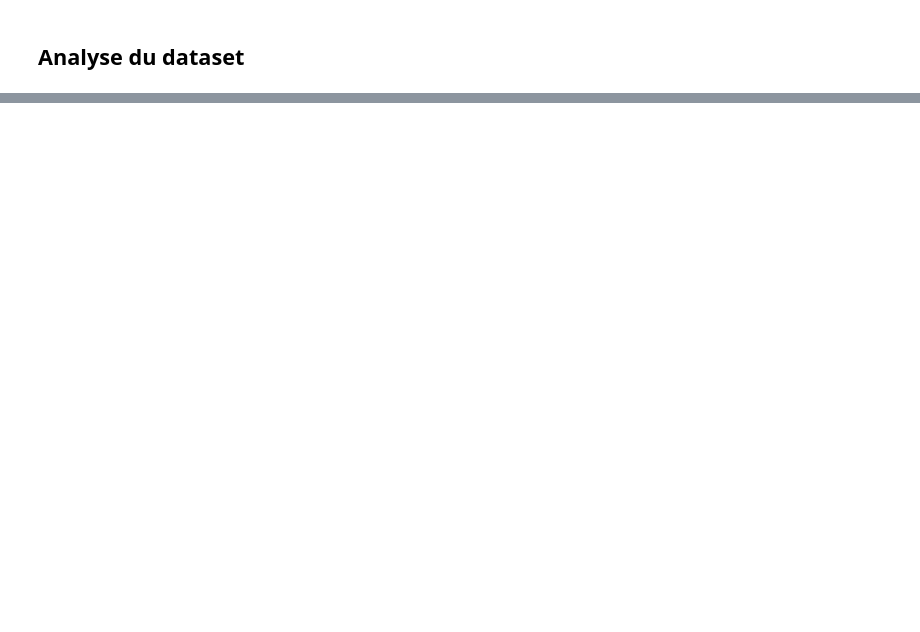
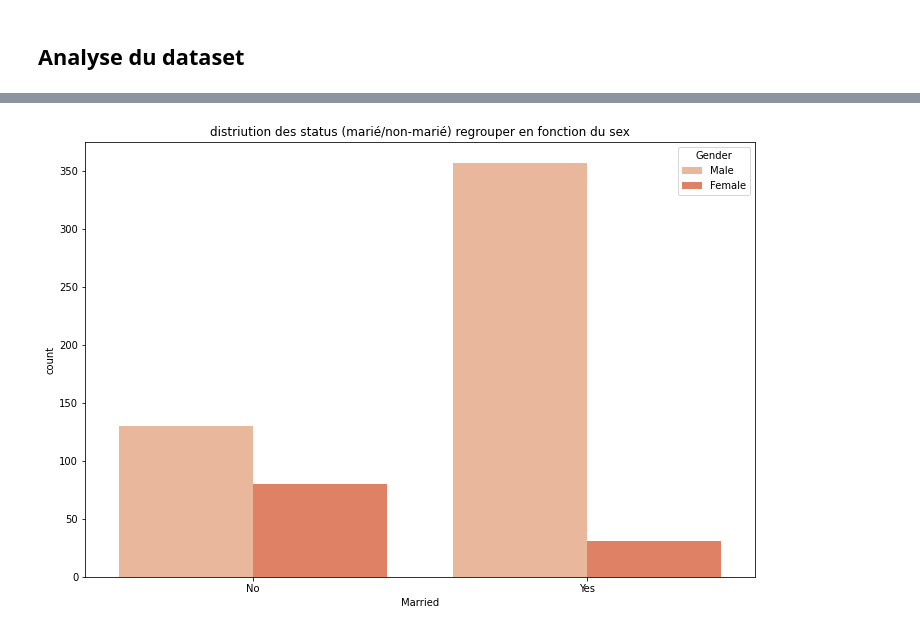
Before and after one commit to Junny-cloud/Compo-NaN, a Jupyter notebook: Compo_JuniorEssoh.ipynb, the cells around one changed output, grey strips where cells are left out. Cells and saved outputs as stored; diff of their text form; code cells hidden in the pictures; blank space fills up the shorter version.

```diff
--- a/Compo_JuniorEssoh.ipynb
+++ b/Compo_JuniorEssoh.ipynb
@@ -44,0 +180,8 @@ warnings.filterwarnings("ignore")
+# %%
+# histogramme des status matrimonial des personnes
+plt.figure(figsize=(12,8))
+plt.title('distriution des status (marié/non-marié) regrouper en fonction du sex')
+p =sns.color_palette("rocket_r")
+ax = sns.countplot('Married', hue ='Gender' ,data= df ,palette=p)
+# %% [output]
+[figure, added]
```
Also changed, not shown: parts of 26 cells of this notebook.
